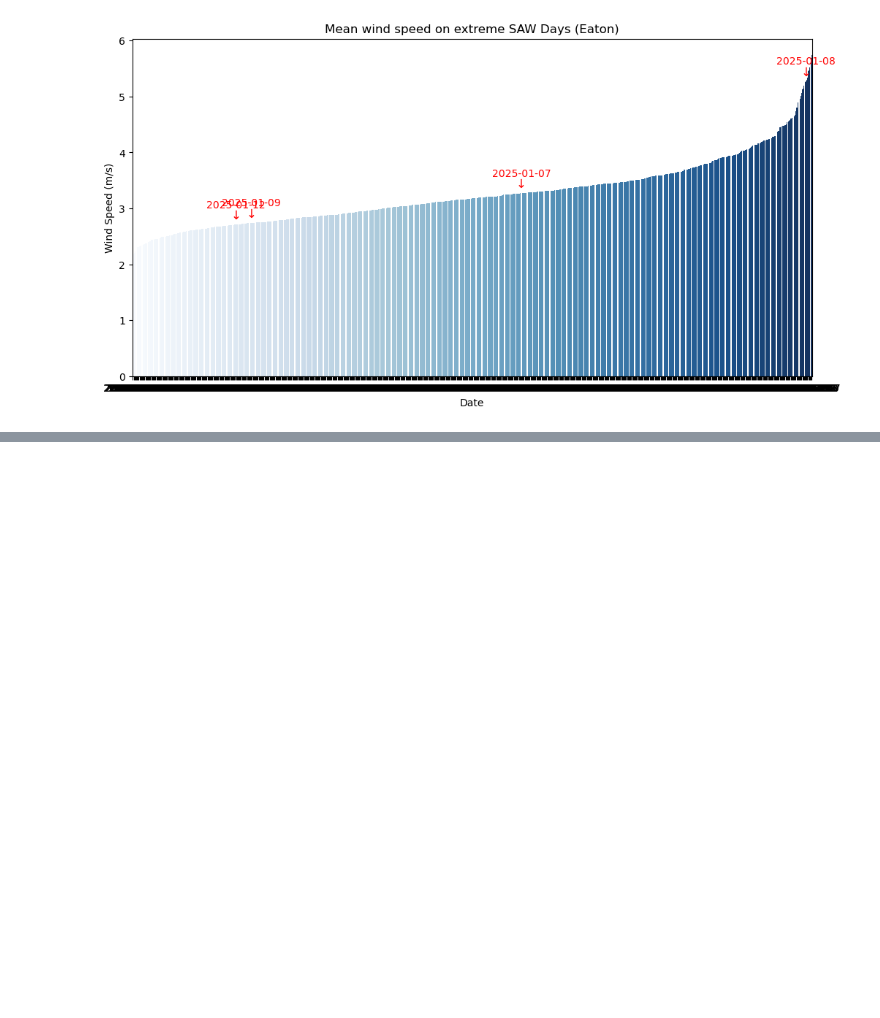
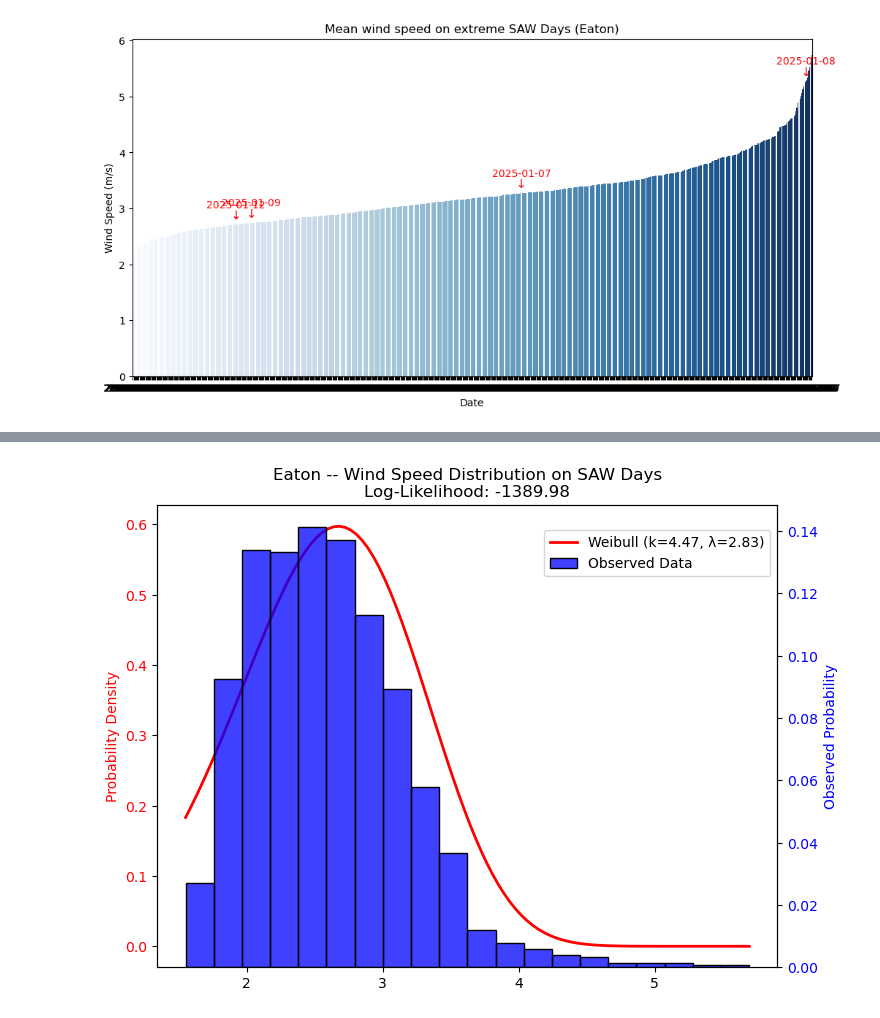
Before and after one commit to mitchhung/era5-santa-ana, a Jupyter notebook: notebooks/saw.ipynb, the cells around one changed output, grey strips where cells are left out. Drawn from its saved outputs; the diff is of its cells as text; code cells hidden in the pictures; blank space fills up the shorter version.

```diff
--- a/notebooks/saw.ipynb
+++ b/notebooks/saw.ipynb
@@ -538,0 +700,40 @@ Passing `palette` without assigning `hue` is deprecated and will be removed in v
+# %%
+# Extract the relevant data
+subset = analysis_df.loc[(analysis_df["fire_name"] == "Eaton") & (analysis_df["condition_1"] == 1)]
+var = "wind"  # Variable to fit
+
+# Fit Weibull distribution (MLE)
+shape, loc, scale = stats.weibull_min.fit(subset[var], floc=0)  # Fix location at 0
+
+# Generate x values for smooth curve
+x = np.linspace(subset[var].min(), subset[var].max(), 100)
+pdf = stats.weibull_min.pdf(x, shape, loc, scale)  # Weibull Probability Density Function
+
+# Create figure and axes
+fig, ax1 = plt.subplots(figsize=(8, 6))
+
+# Left y-axis: Fitted Weibull Distribution
+ax1.plot(x, pdf, label=f"Weibull (k={shape:.2f}, λ={scale:.2f})", color="red", lw=2)
+ax1.set_ylabel("Probability Density", color="red")
+ax1.tick_params(axis="y", labelcolor="red")
+
+# Create right y-axis for observed data
+ax2 = ax1.twinx()
+sns.histplot(subset, x=var, stat="probability", kde=False, bins=20, label="Observed Data", color="blue", ax=ax2)
+ax2.set_ylabel("Observed Probability", color="blue")
+ax2.tick_params(axis="y", labelcolor="blue")
+
+# Compute log-likelihood
+log_likelihood = np.sum(stats.weibull_min.logpdf(subset[var], shape, loc, scale))
+
+# Add title
+plt.title(f"Eaton -- Wind Speed Distribution on SAW Days\nLog-Likelihood: {log_likelihood:.2f}")
+
+# Move the legend inside the plot at the top-right
+fig.legend(loc="upper right", bbox_to_anchor=(0.9, 0.85))
+
+plt.xlabel("Wind Speed (m/s)")
+plt.savefig("eaton_wind_dist.png", dpi=300, bbox_inches="tight")
+plt.show()
+# %% [output]
+[figure, added]
```
Also changed, not shown: parts of 21 cells of this notebook.
